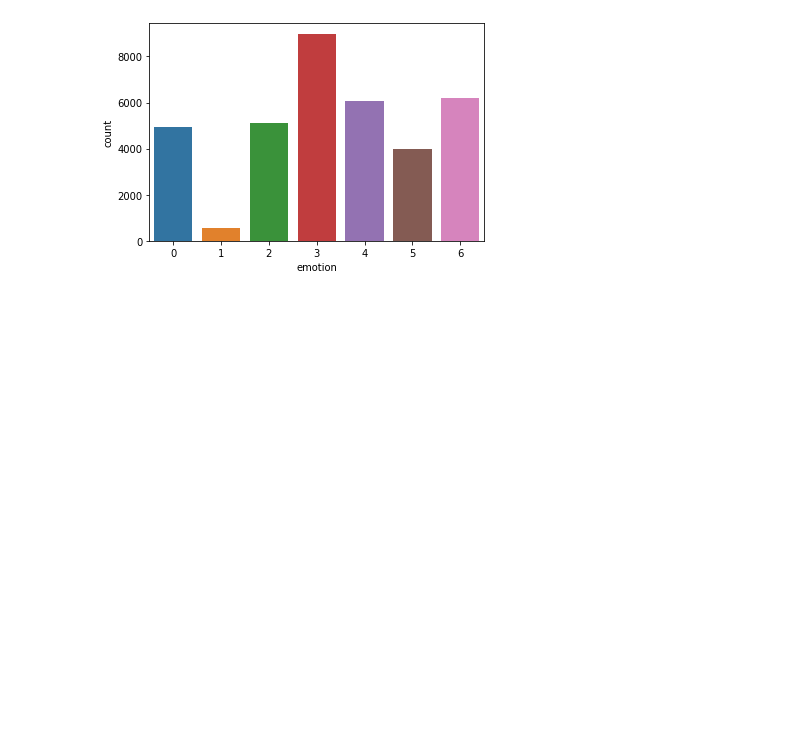
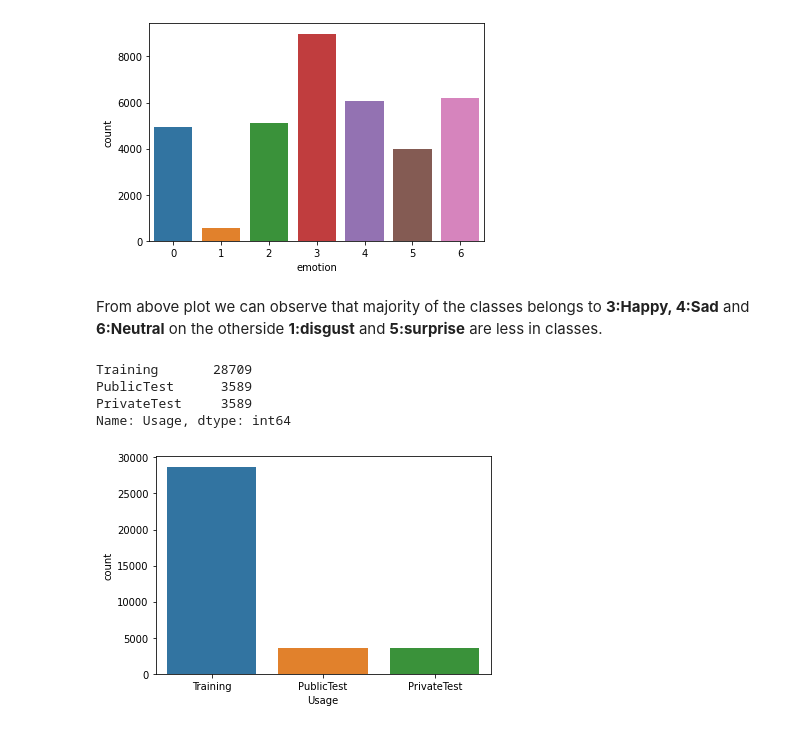
Before and after one commit to Akramkhan01/Face-Emotion-Recognition-Deep-Learning-Project, a Jupyter notebook: Face_Emotion_Recognition.ipynb, the cells around one changed output. Drawn from its saved outputs; the diff is of its cells as text; code cells hidden in the pictures; blank space fills up the shorter version.

```diff
--- a/Face_Emotion_Recognition.ipynb
+++ b/Face_Emotion_Recognition.ipynb
@@ -125,3 +125,19 @@ sns.countplot(df.emotion)
 plt.show()
 # %% [output]
 [figure]
+# %% [markdown]
+From above plot we can observe that majority of the classes belongs to **3:Happy, 4:Sad** and **6:Neutral** on the otherside **1:disgust** and **5:surprise** are less in classes.
+# %%
+# Value counts on each set
+df["Usage"].value_counts()
+# %% [output]
+Training       28709
+PublicTest      3589
+PrivateTest     3589
+Name: Usage, dtype: int64
+# %%
+# Let's plot the count of each set
+sns.countplot(df.Usage)
+plt.show()
+# %% [output]
+[figure, added]
```
Also changed, not shown: parts of 8 cells of this notebook.
